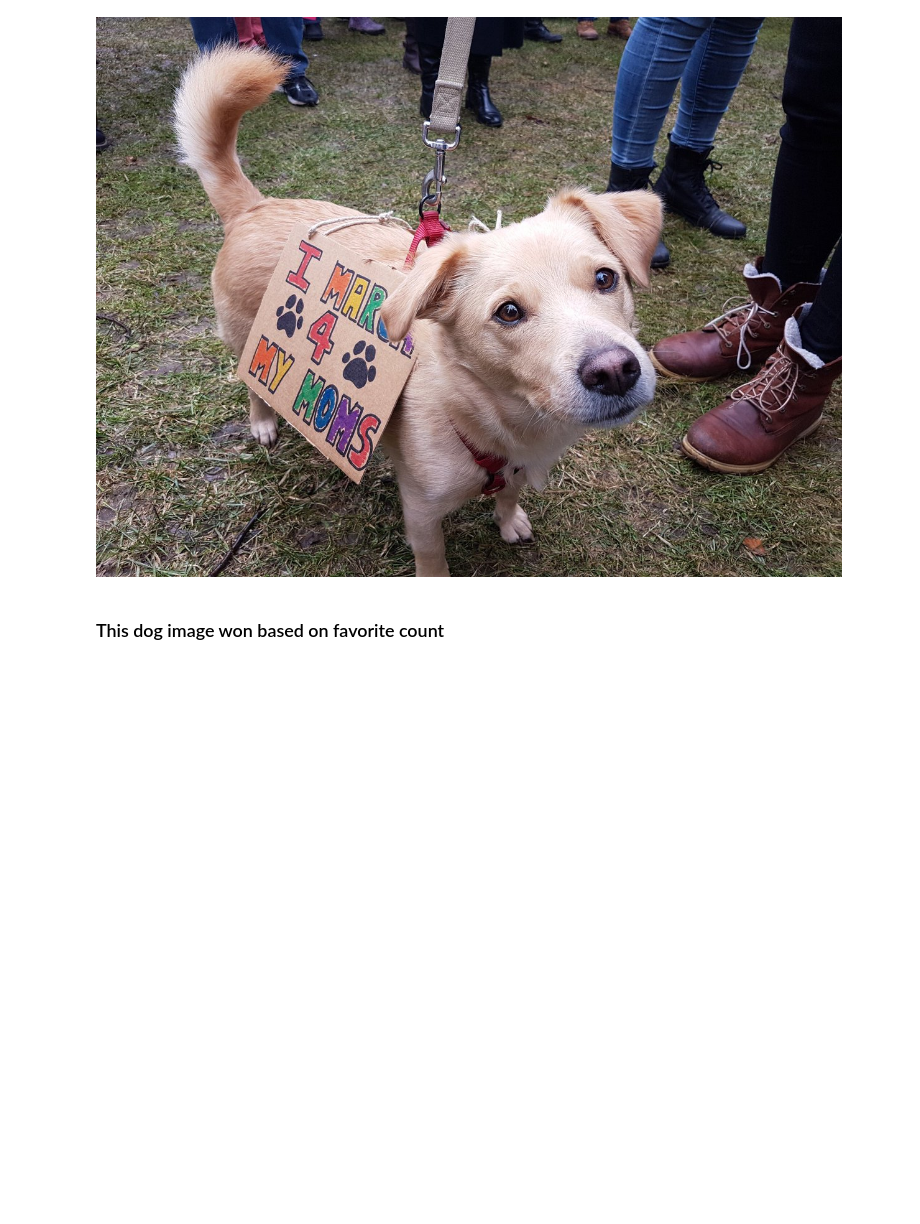
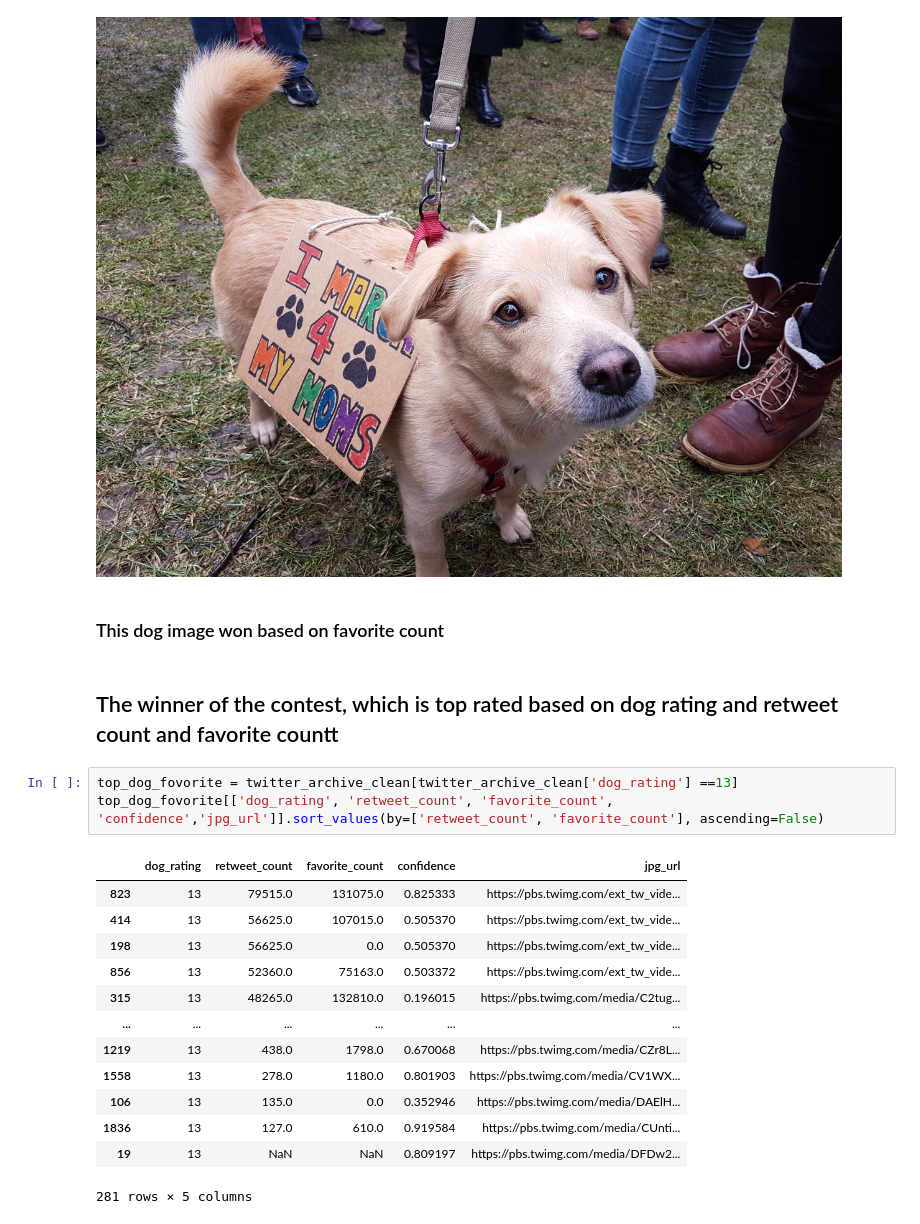
Before and after one commit to techacct/DA-WerateDogs, a Jupyter notebook: wrangle_act.ipynb, the cells around one changed output. Cells and saved outputs as stored; diff of their text form; blank space fills up the shorter version.

```diff
--- a/wrangle_act.ipynb
+++ b/wrangle_act.ipynb
@@ -789,3 +756,22 @@ display.Image('https://pbs.twimg.com/media/C2tugXLXgAArJO4.jpg')
 [figure]
 # %% [markdown]
 ### This dog image won based on favorite count
+# %% [markdown]
+## The winner of the contest, which is top rated based on dog rating and retweet count and favorite countt
+# %%
+top_dog_fovorite = twitter_archive_clean[twitter_archive_clean['dog_rating'] ==13]
+top_dog_fovorite[['dog_rating', 'retweet_count', 'favorite_count', 'confidence','jpg_url']].sort_values(by=['retweet_count', 'favorite_count'], ascending=False)
+# %% [output]
+|  | dog_rating | retweet_count | favorite_count | confidence | jpg_url |
+| 823 | 13 | 79515.0 | 131075.0 | 0.825333 | https://pbs.twimg.com/ext_tw_vide... |
+| 414 | 13 | 56625.0 | 107015.0 | 0.505370 | https://pbs.twimg.com/ext_tw_vide... |
+| 198 | 13 | 56625.0 | 0.0 | 0.505370 | https://pbs.twimg.com/ext_tw_vide... |
+| 856 | 13 | 52360.0 | 75163.0 | 0.503372 | https://pbs.twimg.com/ext_tw_vide... |
+| 315 | 13 | 48265.0 | 132810.0 | 0.196015 | https://pbs.twimg.com/media/C2tug... |
+| ... | ... | ... | ... | ... | ... |
+| 1219 | 13 | 438.0 | 1798.0 | 0.670068 | https://pbs.twimg.com/media/CZr8L... |
+| 1558 | 13 | 278.0 | 1180.0 | 0.801903 | https://pbs.twimg.com/media/CV1WX... |
+| 106 | 13 | 135.0 | 0.0 | 0.352946 | https://pbs.twimg.com/media/DAElH... |
+| 1836 | 13 | 127.0 | 610.0 | 0.919584 | https://pbs.twimg.com/media/CUnti... |
+| 19 | 13 | NaN | NaN | 0.809197 | https://pbs.twimg.com/media/DFDw2... |
+281 rows × 5 columns
```
Also changed, not shown: parts of 32 cells of this notebook, 4 other files.
